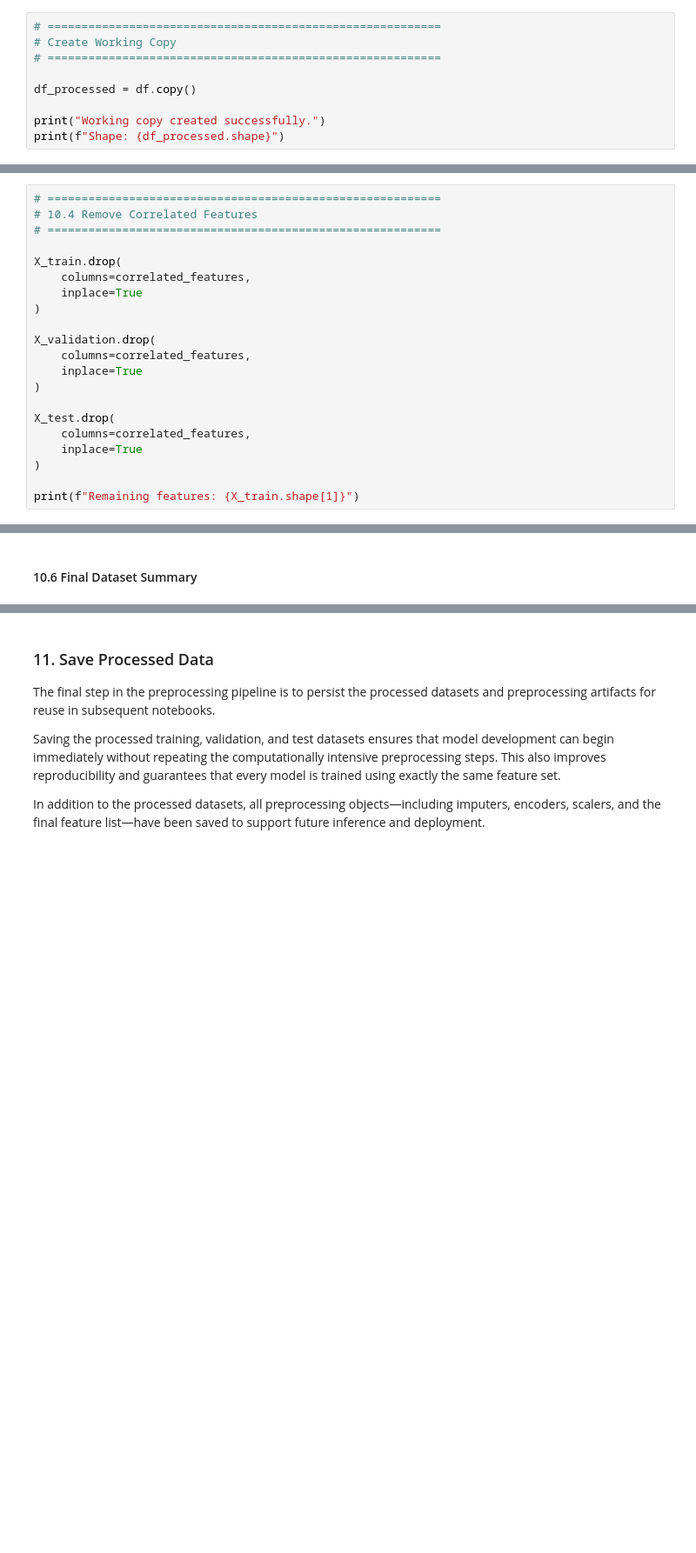
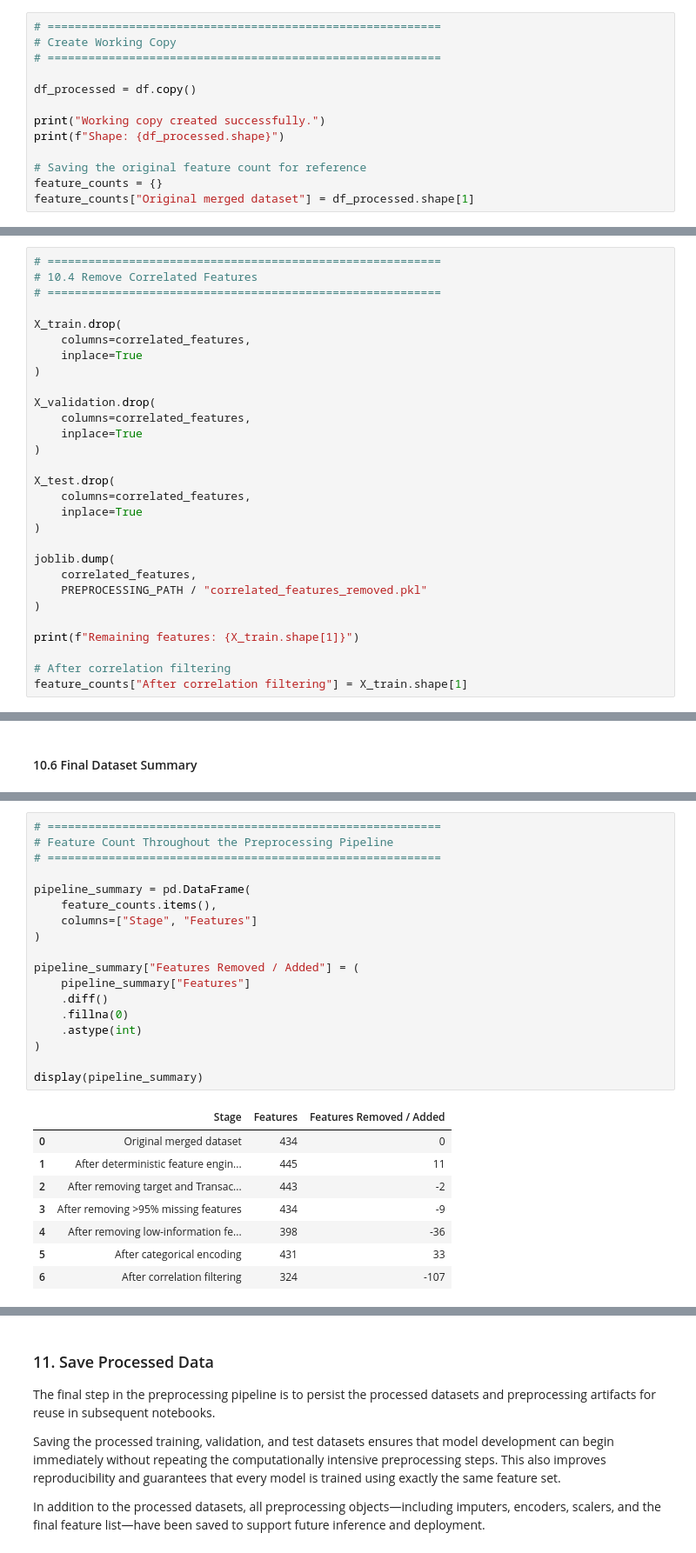
Before and after one commit to antonsoss/explainable-fraud-investigation-platform, a Jupyter notebook: notebooks/02_Data_Preprocessing_Feature_Engineering.ipynb, the cells around one changed output, grey strips where cells are left out. Shown at 87% size. Cells and saved outputs as stored; diff of their text form; blank space fills up the shorter version.

```diff
--- a/notebooks/02_Data_Preprocessing_Feature_Engineering.ipynb
+++ b/notebooks/02_Data_Preprocessing_Feature_Engineering.ipynb
@@ -215,6 +209,10 @@ df_processed = df.copy()
 
 print("Working copy created successfully.")
 print(f"Shape: {df_processed.shape}")
+
+# Saving the original feature count for reference
+feature_counts = {}
+feature_counts["Original merged dataset"] = df_processed.shape[1]
 # %% [output]
 Working copy created successfully.
 Shape: (590540, 434)
@@ -2240,5 +1910,13 @@ X_test.drop(
     inplace=True
 )
 
+joblib.dump(
+    correlated_features,
+    PREPROCESSING_PATH / "correlated_features_removed.pkl"
+)
+
 print(f"Remaining features: {X_train.shape[1]}")
+
+# After correlation filtering
+feature_counts["After correlation filtering"] = X_train.shape[1]
 # %% [output]
@@ -2297,3 +1975,30 @@ display(summary)
+# %%
+# ==========================================================
+# Feature Count Throughout the Preprocessing Pipeline
+# ==========================================================
+
+pipeline_summary = pd.DataFrame(
+    feature_counts.items(),
+    columns=["Stage", "Features"]
+)
+
+pipeline_summary["Features Removed / Added"] = (
+    pipeline_summary["Features"]
+    .diff()
+    .fillna(0)
+    .astype(int)
+)
+
+display(pipeline_summary)
+# %% [output]
+|  | Stage | Features | Features Removed / Added |
+| 0 | Original merged dataset | 434 | 0 |
+| 1 | After deterministic feature engin... | 445 | 11 |
+| 2 | After removing target and Transac... | 443 | -2 |
+| 3 | After removing >95% missing features | 434 | -9 |
+| 4 | After removing low-information fe... | 398 | -36 |
+| 5 | After categorical encoding | 431 | 33 |
+| 6 | After correlation filtering | 324 | -107 |
 # %% [markdown]
 #### Feature Selection Findings
 
```
Also changed, not shown: parts of 130 cells of this notebook, 10 other files.
